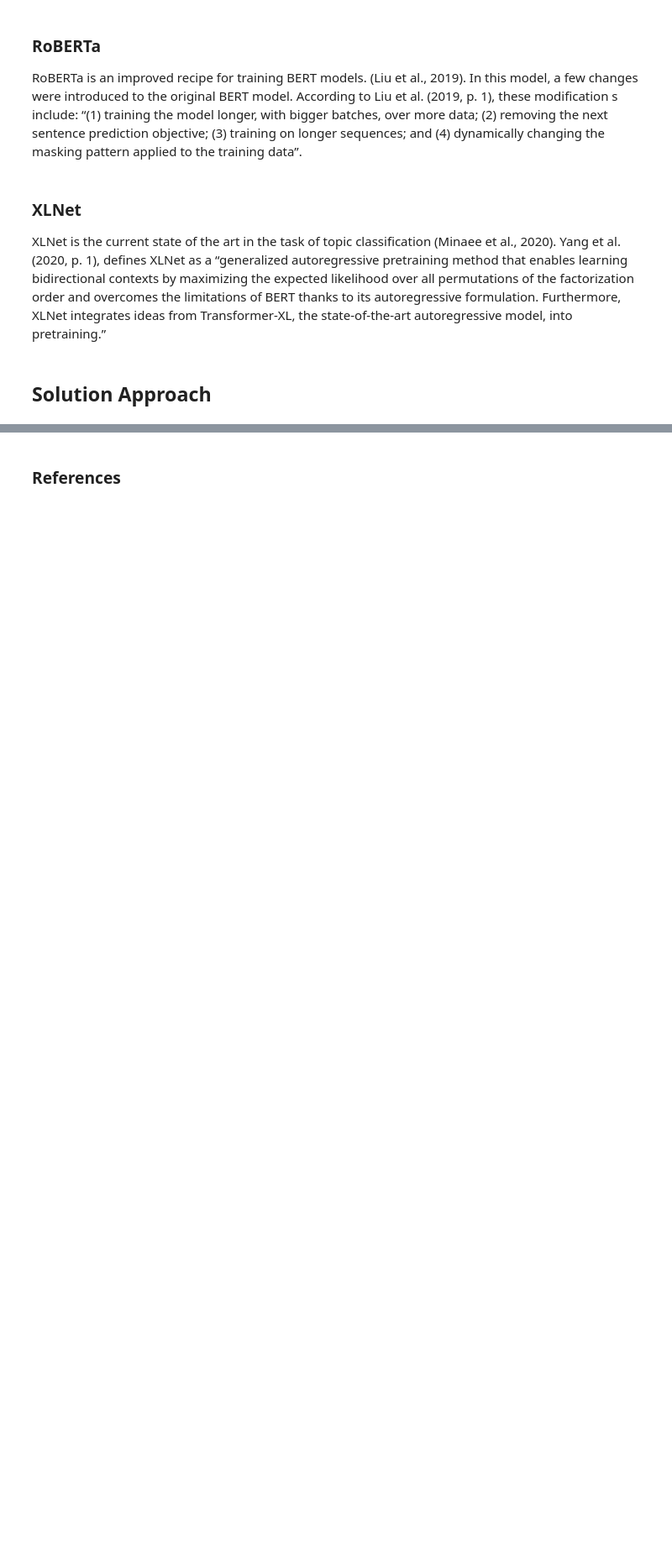
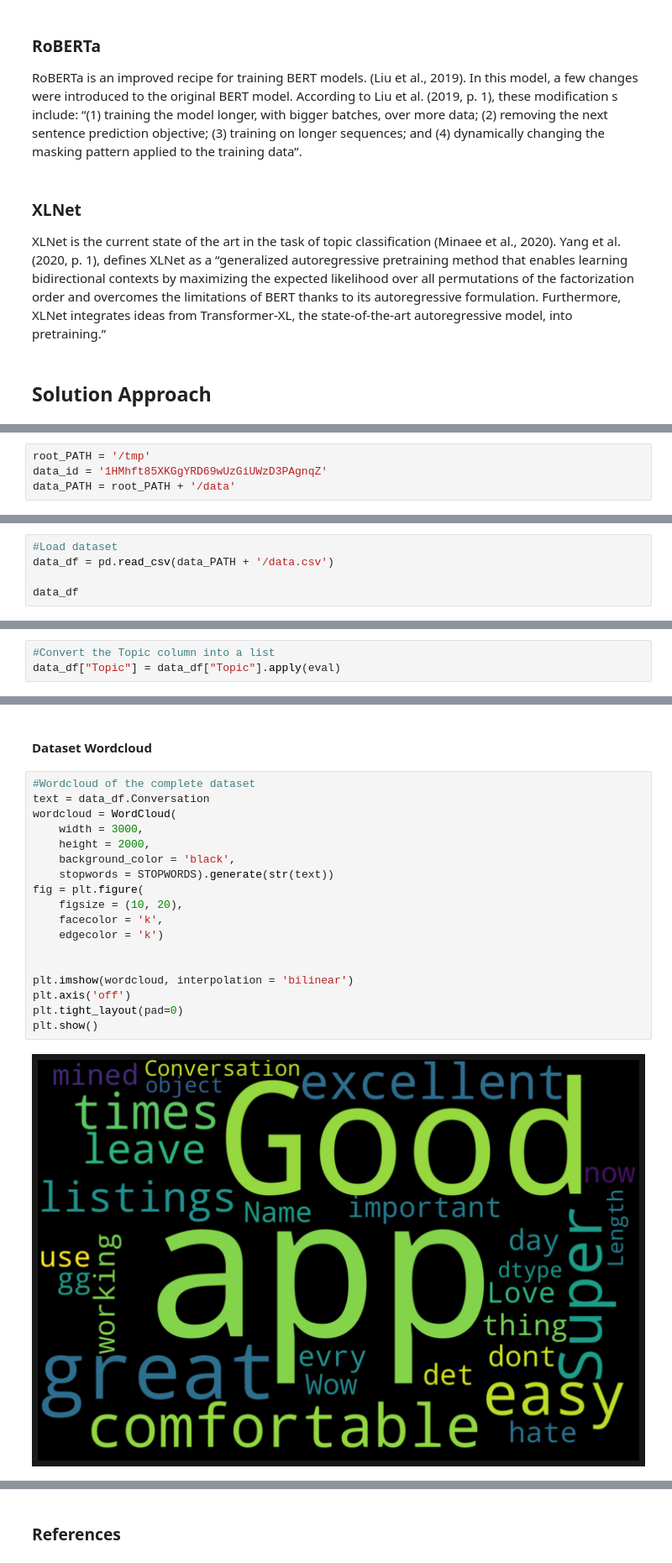
Before and after one commit to prestrepoh/NLP-techniques-for-topic-extraction, a Jupyter notebook: notebooks/complete-thesis.ipynb, the cells around one changed output, grey strips where cells are left out. Shown at 84% size. Cells and saved outputs as stored; diff of their text form; blank space fills up the shorter version.

Commit message:
added EDA, data preparation and splitting and classical methods sections to the main thesis

```diff
--- a/notebooks/complete-thesis.ipynb
+++ b/notebooks/complete-thesis.ipynb
@@ -166,0 +169,4 @@ Understanding the data being used is an important step on any data science proje
+# %%
+root_PATH = '/tmp'
+data_id = '1HMhft85XKGgYRD69wUzGiUWzD3PAgnqZ'
+data_PATH = root_PATH + '/data'
@@ -166,0 +185,5 @@ Understanding the data being used is an important step on any data science proje
+# %%
+#Load dataset
+data_df = pd.read_csv(data_PATH + '/data.csv')
+
+data_df
@@ -166,0 +226,3 @@ Understanding the data being used is an important step on any data science proje
+# %%
+#Convert the Topic column into a list
+data_df["Topic"] = data_df["Topic"].apply(eval)
@@ -166,0 +233,22 @@ Understanding the data being used is an important step on any data science proje
+# %% [markdown]
+#### Dataset Wordcloud
+# %%
+#Wordcloud of the complete dataset
+text = data_df.Conversation
+wordcloud = WordCloud(
+    width = 3000,
+    height = 2000,
+    background_color = 'black',
+    stopwords = STOPWORDS).generate(str(text))
+fig = plt.figure(
+    figsize = (10, 20),
+    facecolor = 'k',
+    edgecolor = 'k')
+
+
+plt.imshow(wordcloud, interpolation = 'bilinear')
+plt.axis('off')
+plt.tight_layout(pad=0)
+plt.show()
+# %% [output]
+[figure, added]
```
Also changed, not shown: parts of 116 cells of this notebook.
